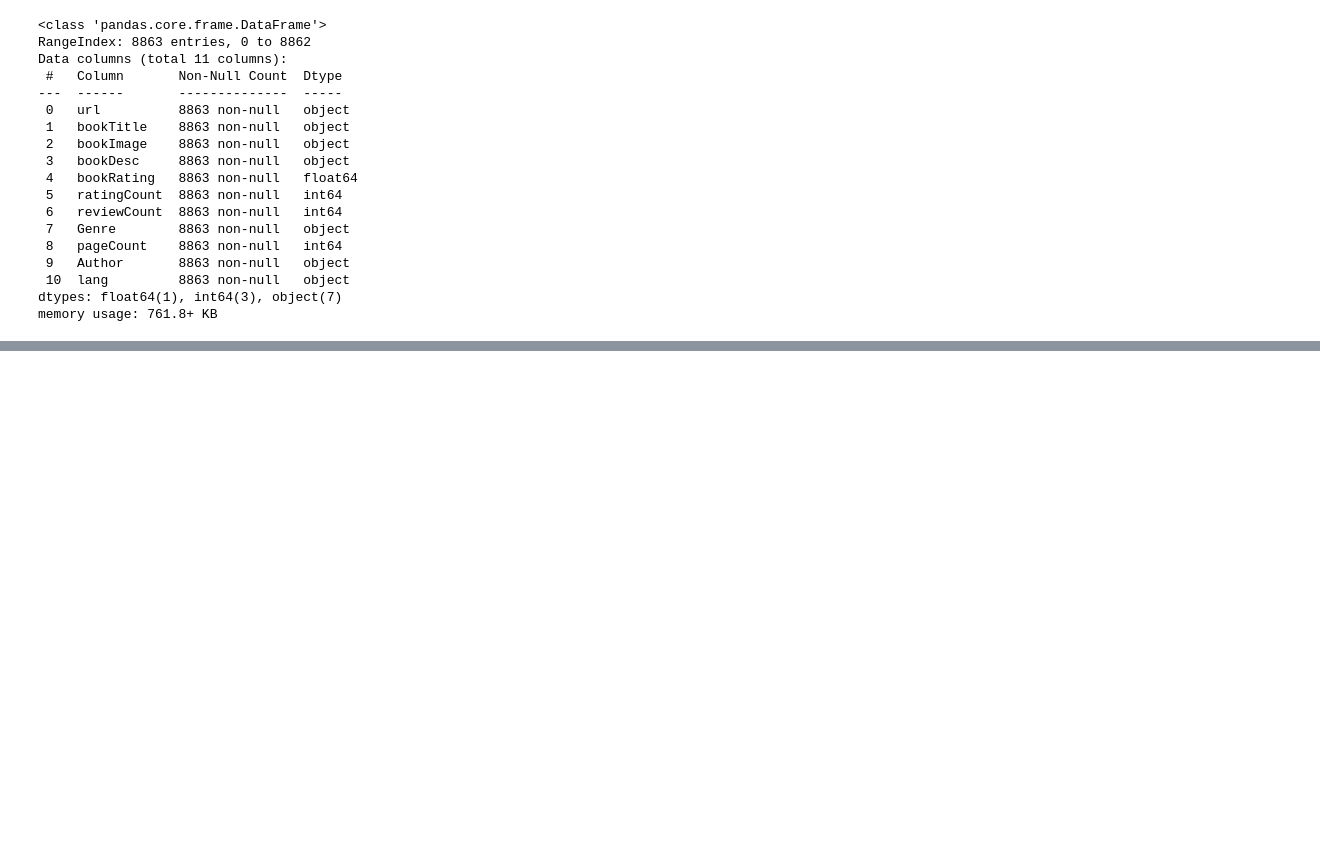
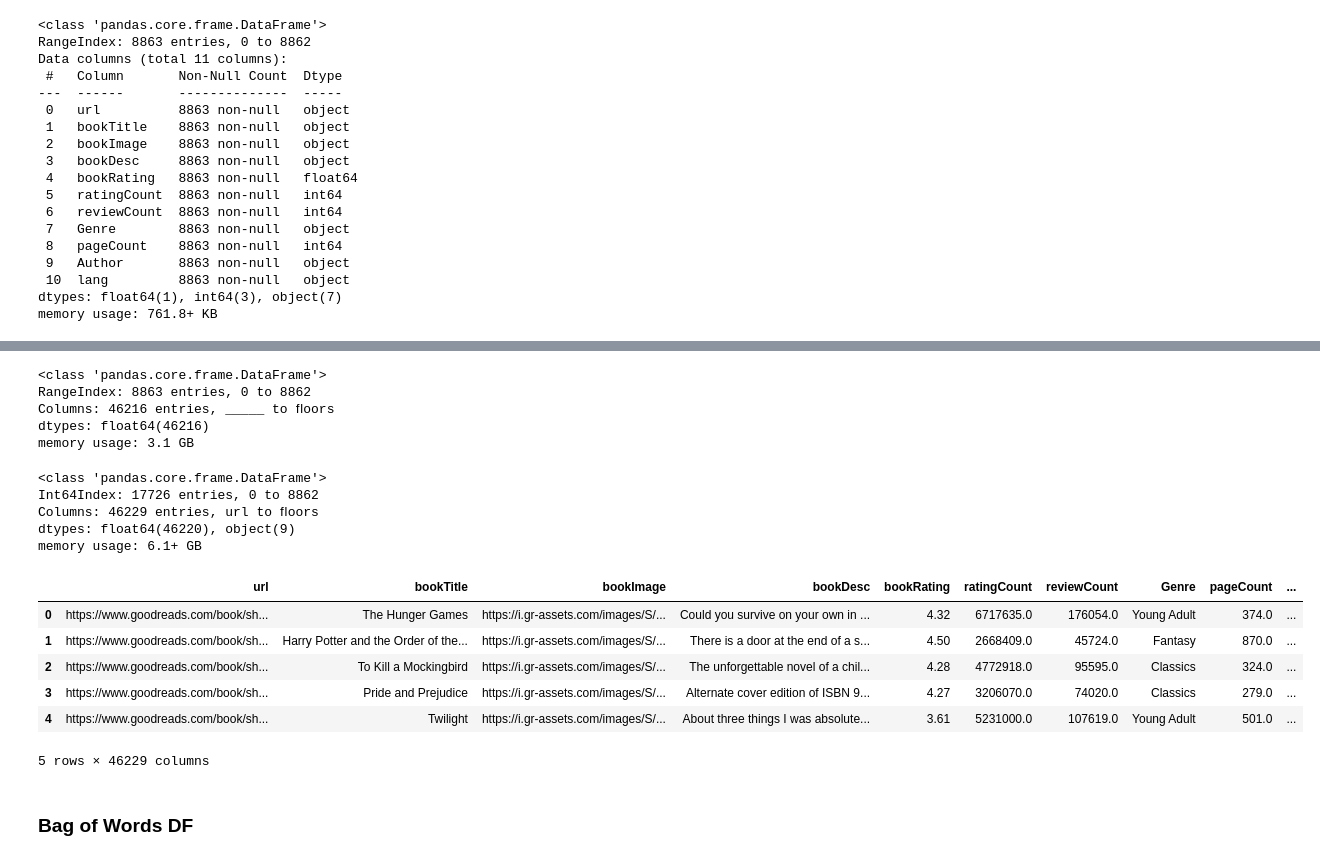
Before and after one commit to alvessab/project_4_book_rec, a Jupyter notebook: Machine Learning/data_nlp_preprocessing.ipynb, the cells around one changed output, grey strips where cells are left out. Saved outputs shown, nothing was run; the diff lists cells and outputs as text; code cells hidden in the pictures; blank space fills up the shorter version.

```diff
--- a/Machine Learning/data_nlp_preprocessing.ipynb
+++ b/Machine Learning/data_nlp_preprocessing.ipynb
@@ -84,0 +162,21 @@ df_new.head()
+# %%
+# run text blob in a loop
+
+polarities = []
+subjectivities = []
+
+for index, row in df_sub.iterrows():
+    sentence = row['bookDesc']
+    analysis = TextBlob(sentence).sentiment
+    polarity = analysis[0]
+    subjectivity = analysis[1]
+
+    # populate lists
+    polarities.append(polarity)
+    subjectivities.append(subjectivity)
+
+
+df_sub['sentiment_polarity'] = polarities
+df_sub['sentiment_subjectivity']= subjectivities
+
+df_sub.head()
@@ -84,0 +192,11 @@ df_new.head()
+# %%
+df_tf = df_sub.copy()
+# %%
+
+from sklearn.feature_extraction.text import TfidfVectorizer
+
+
+vect = TfidfVectorizer()
+tfidf_matrix = vect.fit_transform(df_tf['clean_keywords'])
+df_data = pd.DataFrame(tfidf_matrix.toarray(), columns = vect.get_feature_names())
+df_data.head()
@@ -84,0 +211,8 @@ df_new.head()
+# %%
+df_data.info()
+# %% [output]
+<class 'pandas.core.frame.DataFrame'>
+RangeIndex: 8863 entries, 0 to 8862
+Columns: 46216 entries, _____ to ﬂoors
+dtypes: float64(46216)
+memory usage: 3.1 GB
@@ -84,0 +224,19 @@ df_new.head()
+# %%
+df_knn =  pd.concat([df_tf, df_data], axis=0)
+df_knn.info()
+# %% [output]
+<class 'pandas.core.frame.DataFrame'>
+Int64Index: 17726 entries, 0 to 8862
+Columns: 46229 entries, url to ﬂoors
+dtypes: float64(46220), object(9)
+memory usage: 6.1+ GB
+# %%
+df_knn.head()
+# %% [output]
+|  | url | bookTitle | bookImage | bookDesc | bookRating | ratingCount | reviewCount | Genre | pageCount | ... |
+| 0 | https://www.goodreads.com/book/sh... | The Hunger Games | https://i.gr-assets.com/images/S/... | Could you survive on your own in ... | 4.32 | 6717635.0 | 176054.0 | Young Adult | 374.0 | ... |
+| 1 | https://www.goodreads.com/book/sh... | Harry Potter and the Order of the... | https://i.gr-assets.com/images/S/... | There is a door at the end of a s... | 4.50 | 2668409.0 | 45724.0 | Fantasy | 870.0 | ... |
+| 2 | https://www.goodreads.com/book/sh... | To Kill a Mockingbird | https://i.gr-assets.com/images/S/... | The unforgettable novel of a chil... | 4.28 | 4772918.0 | 95595.0 | Classics | 324.0 | ... |
+| 3 | https://www.goodreads.com/book/sh... | Pride and Prejudice | https://i.gr-assets.com/images/S/... | Alternate cover edition of ISBN 9... | 4.27 | 3206070.0 | 74020.0 | Classics | 279.0 | ... |
+| 4 | https://www.goodreads.com/book/sh... | Twilight | https://i.gr-assets.com/images/S/... | About three things I was absolute... | 3.61 | 5231000.0 | 107619.0 | Young Adult | 501.0 | ... |
+5 rows × 46229 columns
@@ -84,0 +247,2 @@ df_new.head()
+# %% [markdown]
+### Bag of Words DF
```
Also changed, not shown: parts of 24 cells of this notebook, 8 other files.
